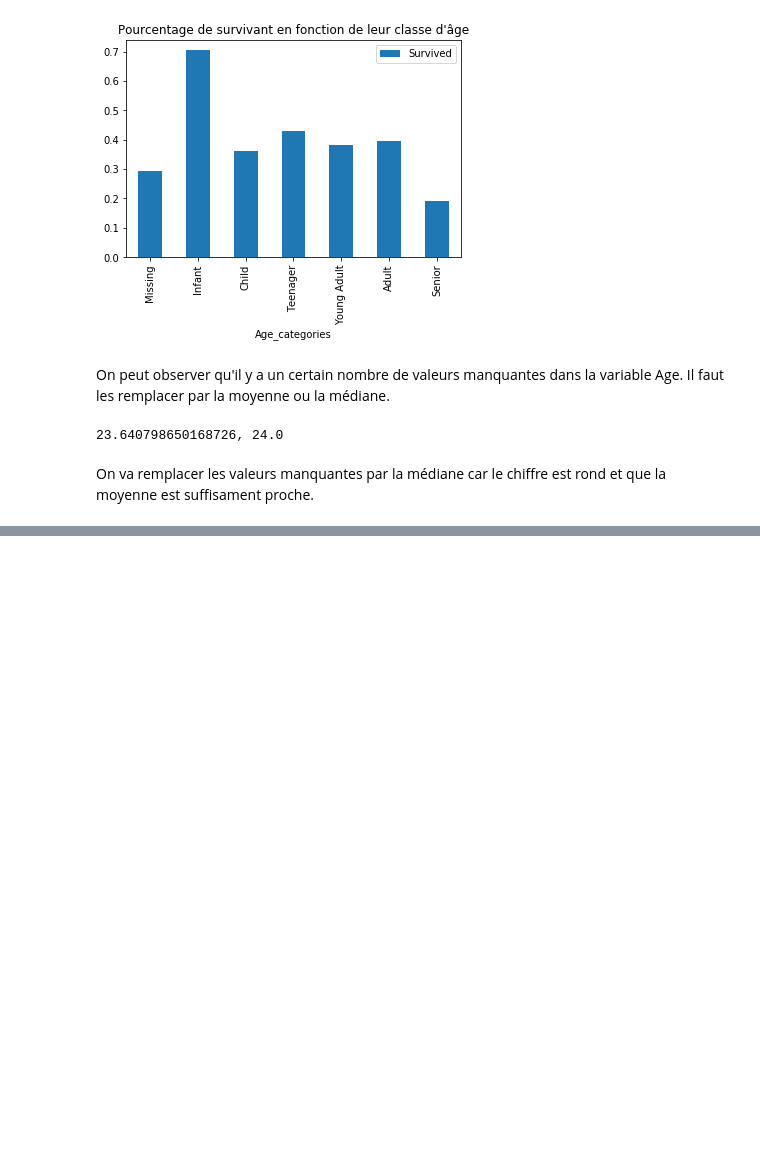
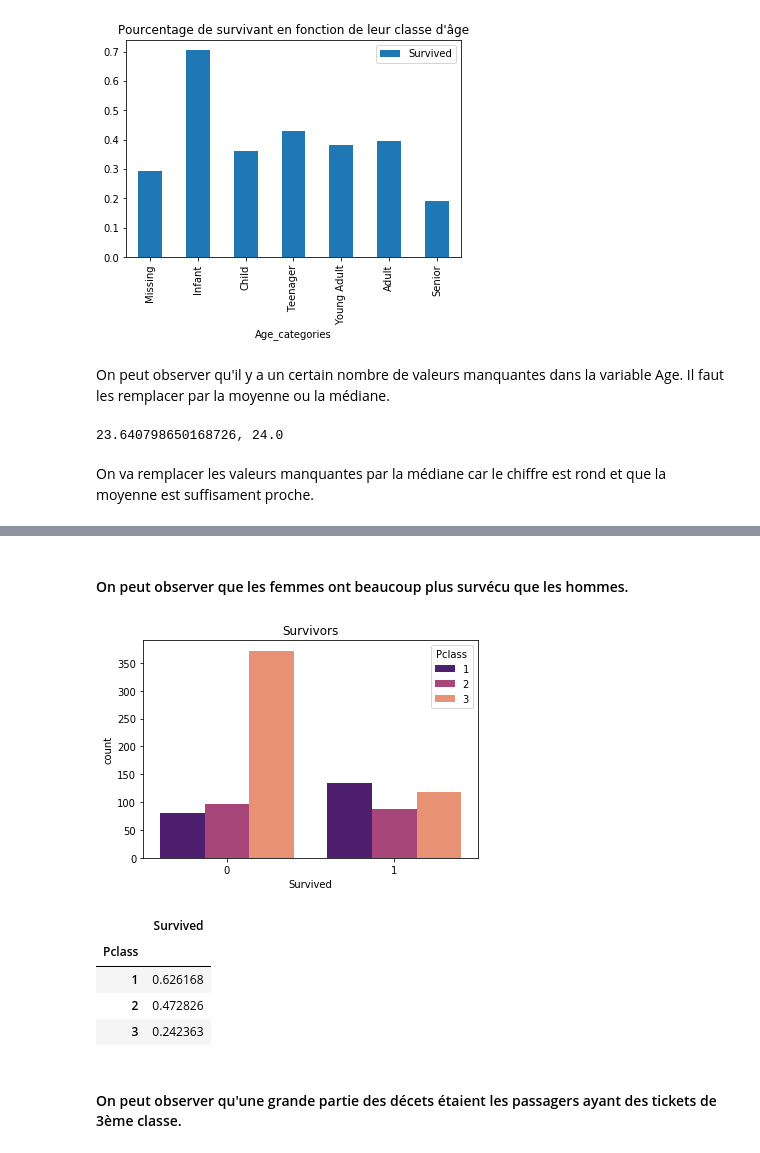
Before and after one commit to ClementB4/Titanic, a Jupyter notebook: briefprojet_titanic.ipynb, the cells around one changed output, grey strips where cells are left out. Drawn from its saved outputs; the diff is of its cells as text; code cells hidden in the pictures; blank space fills up the shorter version.

```diff
--- a/briefprojet_titanic.ipynb
+++ b/briefprojet_titanic.ipynb
@@ -173,0 +251,16 @@ parch_plot.plot.bar(title="Pourcentage de survivant en fonction des parents ou d
+# %% [markdown]
+#### On peut observer que les femmes ont beaucoup plus survécu que les hommes.
+# %%
+sns.countplot(x = 'Survived', hue = 'Pclass', data = train, palette = 'magma')
+plt.title('Survivors')
+plt.show()
+pclass_plot
+# %% [output]
+[figure, added]
+|  | Survived |
+| Pclass |  |
+| 1 | 0.626168 |
+| 2 | 0.472826 |
+| 3 | 0.242363 |
+# %% [markdown]
+#### On peut observer qu'une grande partie des décets étaient les passagers ayant des tickets de 3ème classe.
```
Also changed, not shown: parts of 14 cells of this notebook.
